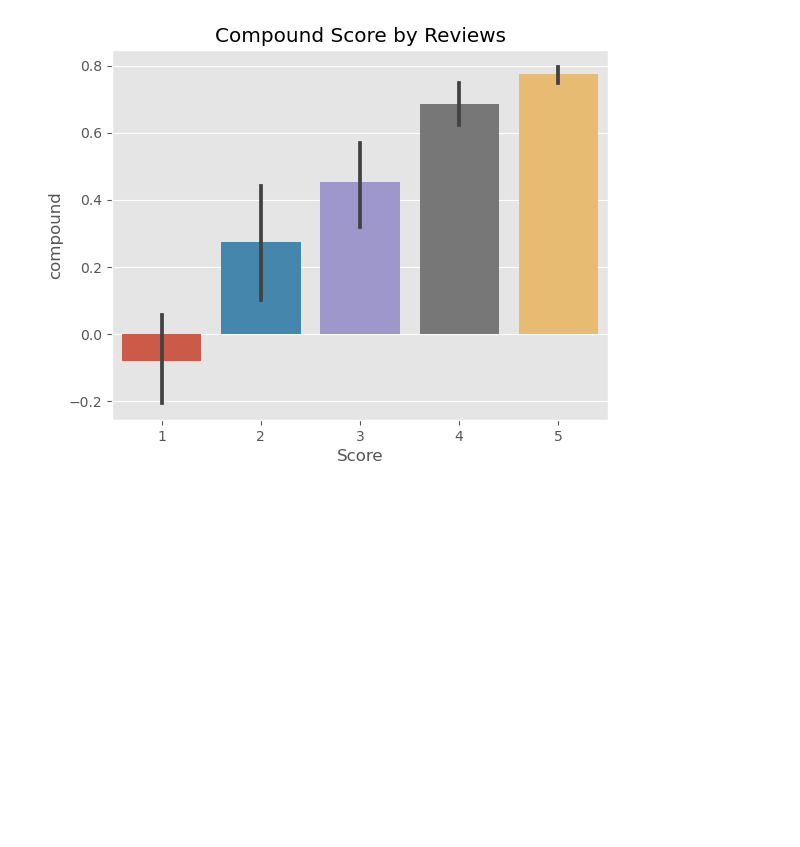
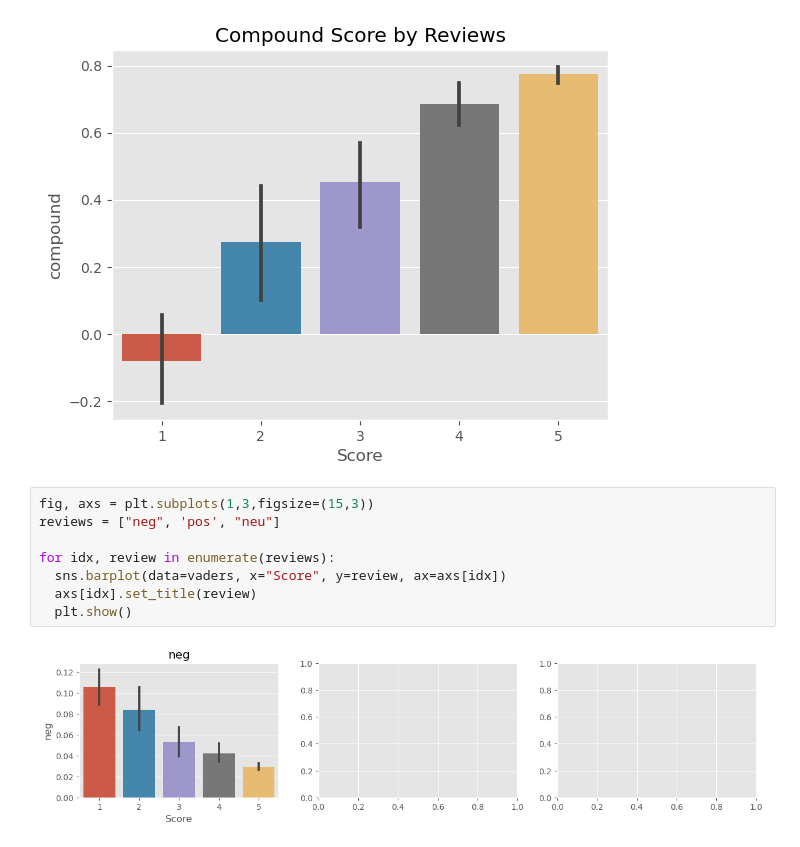
Before and after one commit to MaukanMir/NLP-Course-Docs-, a Jupyter notebook: training.ipynb, the cells around one changed output. Cells and saved outputs as stored; diff of their text form; blank space fills up the shorter version.

```diff
--- a/training.ipynb
+++ b/training.ipynb
@@ -144,3 +144,13 @@ ax.set_title("Compound Score by Reviews")
 plt.show()
 # %% [output]
 [figure]
+# %%
+fig, axs = plt.subplots(1,3,figsize=(15,3))
+reviews = ["neg", 'pos', "neu"]
+
+for idx, review in enumerate(reviews):
+  sns.barplot(data=vaders, x="Score", y=review, ax=axs[idx])
+  axs[idx].set_title(review)
+  plt.show()
+# %% [output]
+[figure, added]
```
